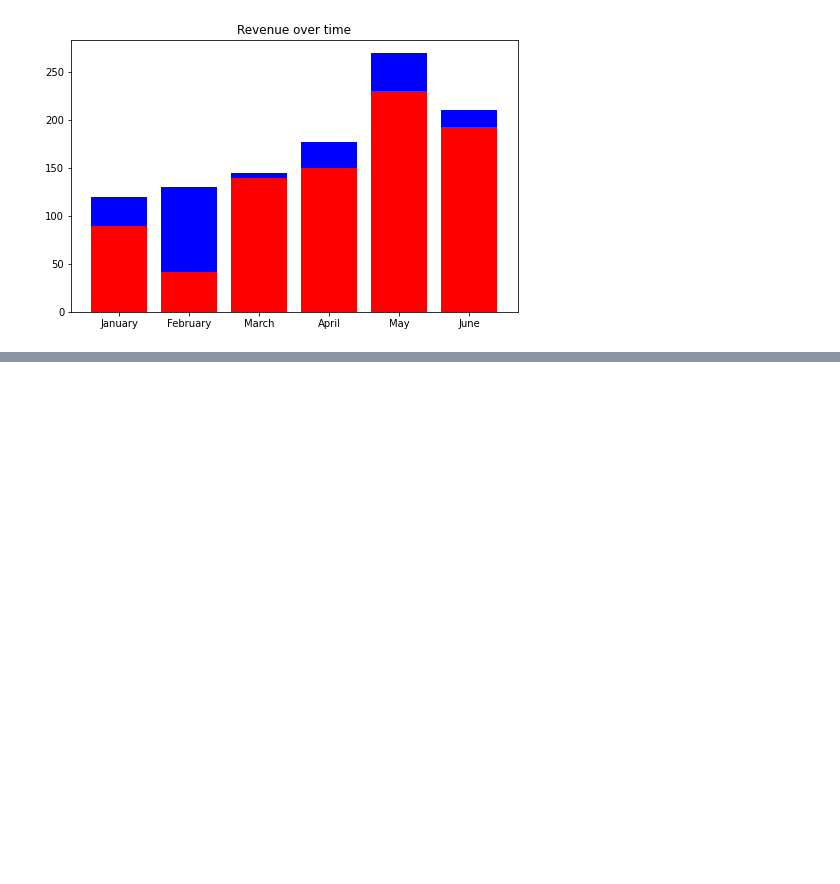
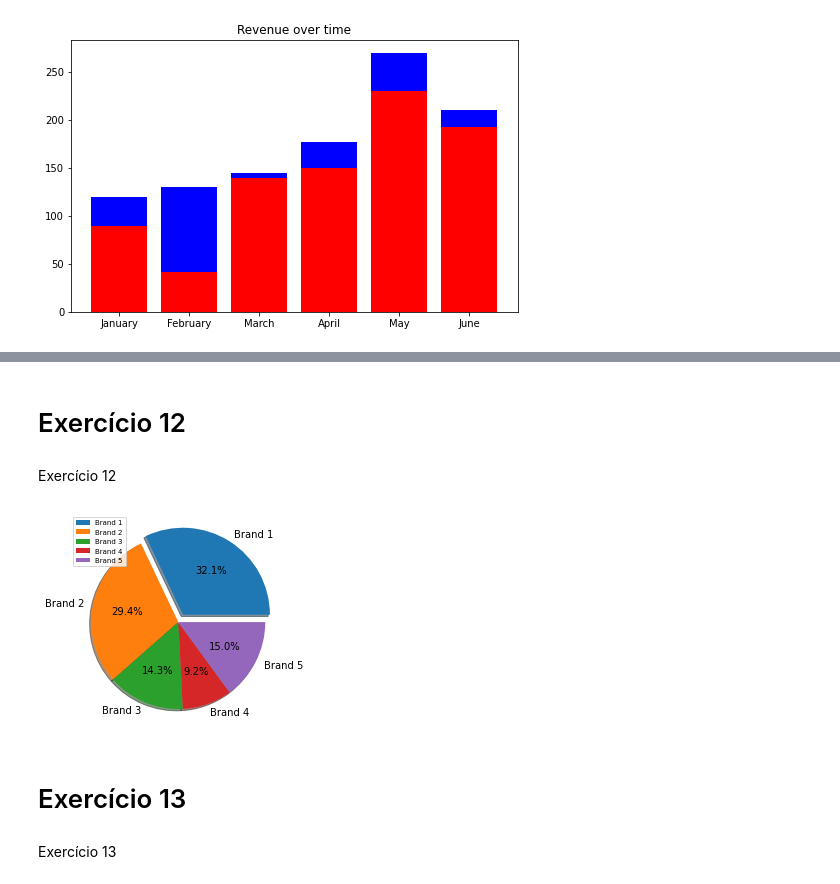
Before and after one commit to isaiastrajano/BootCamp_Python_DataScience, a Jupyter notebook: Exercícios_matplotlib.ipynb, the cells around one changed output, grey strips where cells are left out. Cells and saved outputs as stored; diff of their text form; code cells hidden in the pictures; blank space fills up the shorter version.

```diff
--- a/Exercícios_matplotlib.ipynb
+++ b/Exercícios_matplotlib.ipynb
@@ -209,0 +223,14 @@ plt.show()
+# %% [markdown]
+# Exercício 12
+# %% [markdown]
+Exercício 12
+# %%
+plt.pie(sales, labels = labels, explode = explode, shadow = True, autopct='%1.1f%%')
+plt.legend(labels, loc = 'upper left', fontsize = 'x-small')
+plt.show()
+# %% [output]
+[figure, added]
+# %% [markdown]
+# Exercício 13
+# %% [markdown]
+Exercício 13
```
Also changed, not shown: parts of 23 cells of this notebook.
